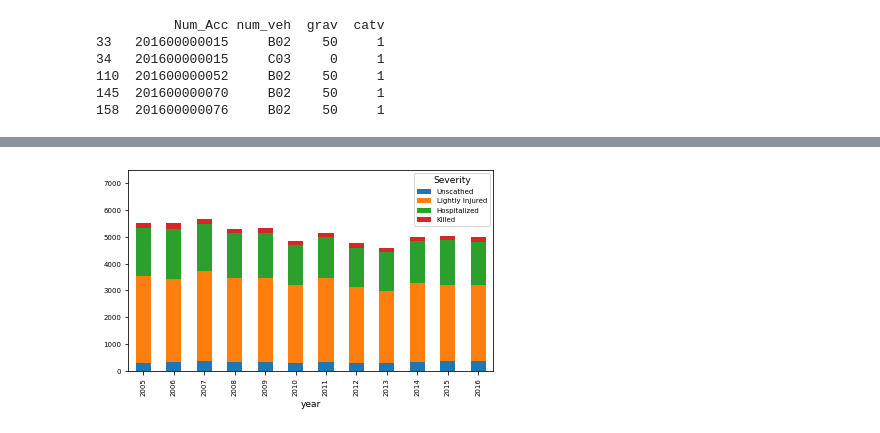
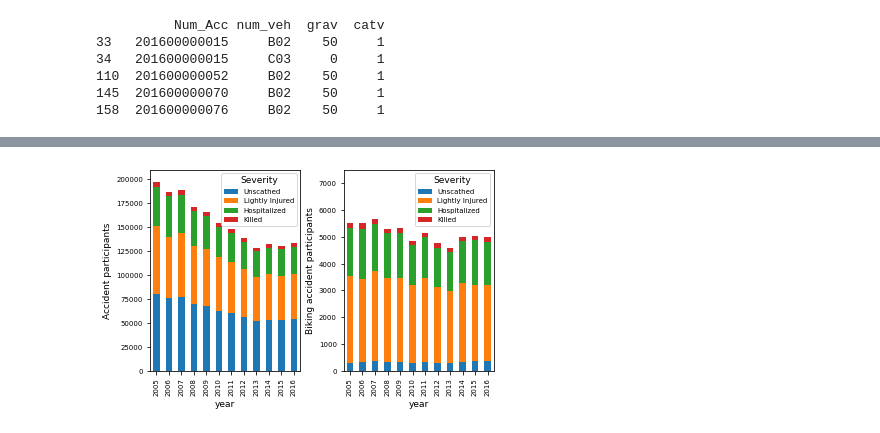
Before and after one commit to whyisnousernameavailable/Data_Literacy_project, a Jupyter notebook: Python_Code/Plottest_severity_by_year_stacked_plots.ipynb, the cells around one changed output, grey strips where cells are left out. Drawn from its saved outputs; the diff is of its cells as text; code cells hidden in the pictures.

Commit message:
Added some plots

```diff
--- a/Python_Code/Plottest_severity_by_year_stacked_plots.ipynb
+++ b/Python_Code/Plottest_severity_by_year_stacked_plots.ipynb
@@ -90,6 +75,9 @@ plt.show()
-# %%
-bike_res.plot(kind='bar', stacked=True, xlabel='year', ylim=[0, 7500])
-plt.savefig('..//Plots//Accidents_per_year_and_severity_bikes.pdf', format='pdf')
-plt.show()
-# %% [output]
-[figure, removed]
+# %%
+fig,axes = plt.subplots(nrows=1, ncols=2)
+
+res.plot(kind='bar', stacked=True, xlabel='year', ylabel='Accident participants', ax=axes[0], ylim=[0, 210000])
+bike_res.plot(kind='bar', stacked=True, xlabel='year', ylabel='Biking accident participants', ax=axes[1], ylim=[0, 7500])
+plt.savefig('..//Plots//Accidents_per_year_and_severity.pdf', format='pdf')
+plt.show()
+# %% [output]
+[figure, added]
```
Also changed, not shown: parts of 8 cells of this notebook, 4 other files.
